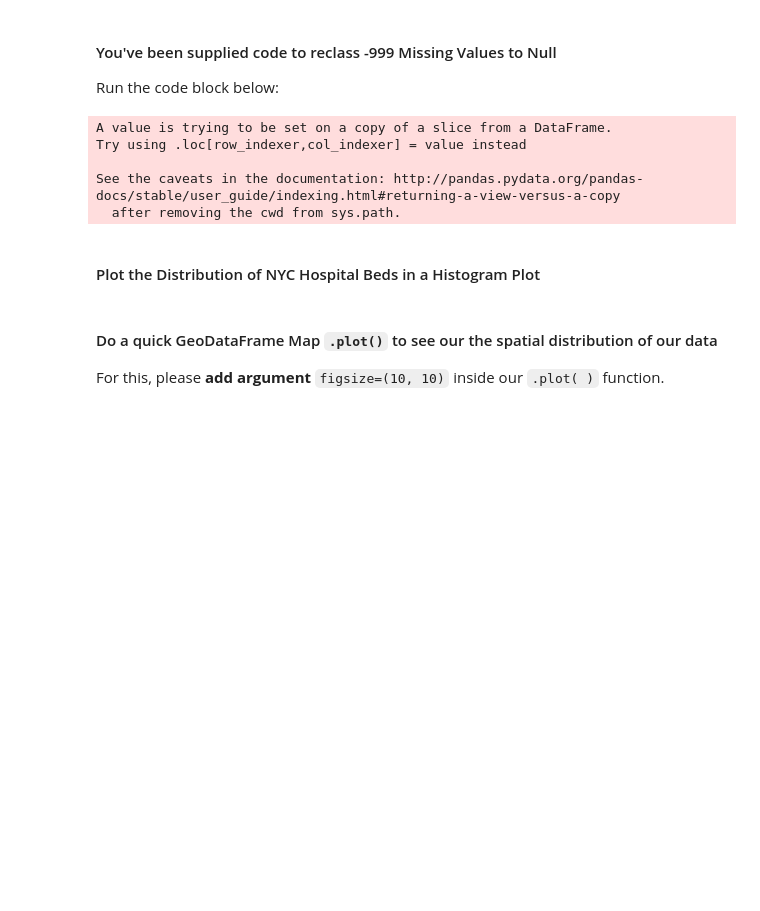
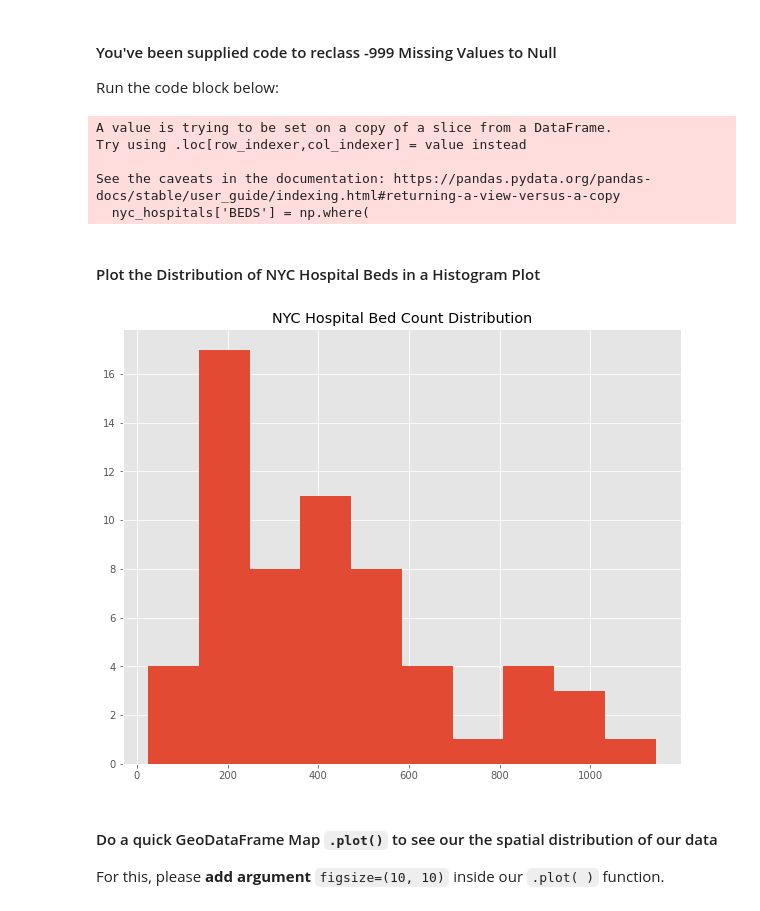
Before and after one commit to taikingm/pratt-savi-810-2020-03-assignment_02, a Jupyter notebook: assignment_02.ipynb, the cells around one changed output. Cells and saved outputs as stored; diff of their text form; code cells hidden in the pictures; blank space fills up the shorter version.

```diff
--- a/assignment_02.ipynb
+++ b/assignment_02.ipynb
@@ -52,2 +48,4 @@ gdf = # "read" the "file" - file being the .geoson link above
+# %%
+gdf = gpd.read_file(geojson_link)
 # %% [markdown]
 #### Check the first 3 rows (aka the head()) of the DataFrame
@@ -59,7 +61,7 @@ gdf = # "read" the "file" - file being the .geoson link above
 #### Query the Hospitals GeoDataFrame to only include NY State Hospitals.
 # %%
 ny_state_hospitals = gdf[
-    gdf['STATE'] == # only spot to put code,
+    gdf['STATE'] == 'NY'
     # enter your code above, the string of our query for New York State.
     # enter your code above, the string of our query for New York State.
     # enter your code above, the string of our query for New York State.
@@ -79,11 +81,11 @@ You'll need to use the "OR" statement in your query `|`, you've been provided mo
 # %%
 nyc_hospitals = ny_state_hospitals[
     (
-        (ny_state_hospitals['COUNTYFIPS'] == '<place FIPS codes here>') | # <place FIPS codes here>
-        (ny_state_hospitals['COUNTYFIPS'] == '<place FIPS codes here>') |  # <place FIPS codes here>
-        (ny_state_hospitals['COUNTYFIPS'] == '<place FIPS codes here>') |  # <place FIPS codes here>
-        (ny_state_hospitals['COUNTYFIPS'] == '<place FIPS codes here>') |  # <place FIPS codes here>
-        (ny_state_hospitals['COUNTYFIPS'] == '<place FIPS codes here>')    # <place FIPS codes here>
+        (ny_state_hospitals['COUNTYFIPS'] == '36081') | # <place FIPS codes here>
+        (ny_state_hospitals['COUNTYFIPS'] == '36061') |  # <place FIPS codes here>
+        (ny_state_hospitals['COUNTYFIPS'] == '36085') |  # <place FIPS codes here>
+        (ny_state_hospitals['COUNTYFIPS'] == '36047') |  # <place FIPS codes here>
+        (ny_state_hospitals['COUNTYFIPS'] == '36005')    # <place FIPS codes here>
     )
     # enter your code above, the string of our query for NYC Counties.
     # enter your code above, the string of our query for NYC Counties.
@@ -110,25 +116,27 @@ nyc_hospitals['BEDS'] = np.where(
 A value is trying to be set on a copy of a slice from a DataFrame.
 Try using .loc[row_indexer,col_indexer] = value instead
 
-See the caveats in the documentation: http://pandas.pydata.org/pandas-docs/stable/user_guide/indexing.html#returning-a-view-versus-a-copy
-  after removing the cwd from sys.path.
+See the caveats in the documentation: https://pandas.pydata.org/pandas-docs/stable/user_guide/indexing.html#returning-a-view-versus-a-copy
+  nyc_hospitals['BEDS'] = np.where(
 # %% [markdown]
 #### Plot the Distribution of NYC Hospital Beds in a Histogram Plot
 # %%
 plt.figure(figsize=(10, 8))
 # leave the above code as-is, this sets the size of your figure.
 
 
 
 # enter your code below, plot a Histogram
 # enter your code below, plot a Histogram
 # enter your code below, plot a Histogram
-
+plt.hist(nyc_hospitals['BEDS'])
 
 
 
 # leave this code here, this adds a title to your plot:
 plt.title('NYC Hospital Bed Count Distribution');
+# %% [output]
+[figure, added]
 # %% [markdown]
 #### Do a quick GeoDataFrame Map  `.plot()` to see our the spatial distribution of our data
 
```
Also changed, not shown: parts of 27 cells of this notebook, 1 other file.
